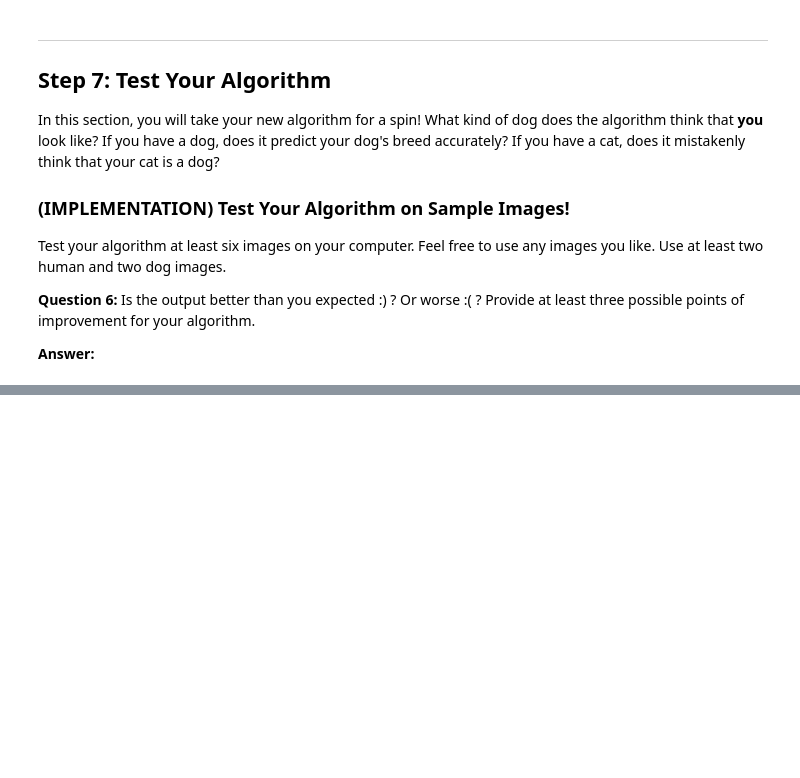
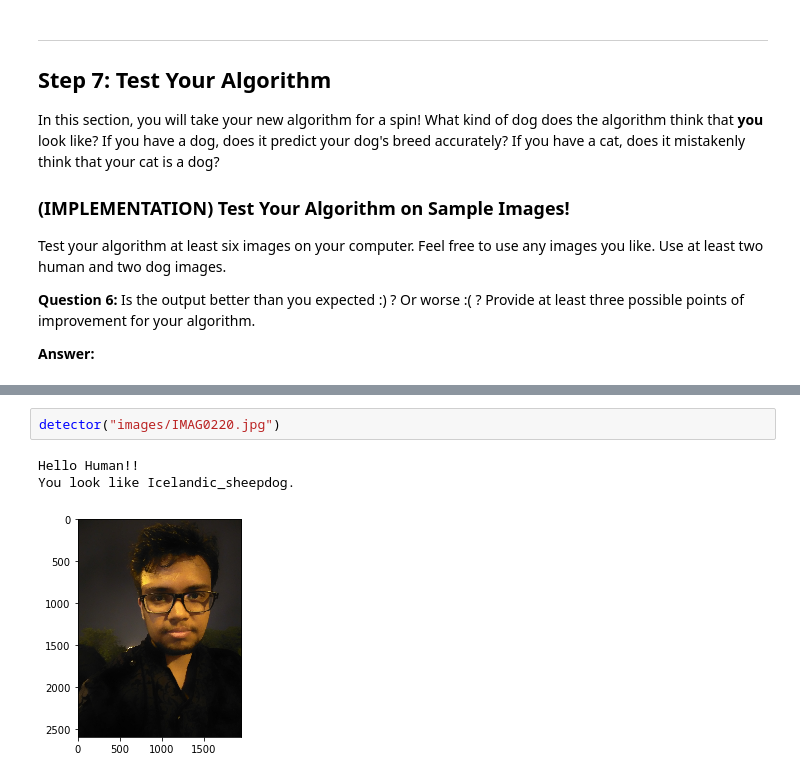
Before and after one commit to manankshastri/DeepLearning, a Jupyter notebook: CNN/Dog/dog_app.ipynb, the cells around one changed output, grey strips where cells are left out. Drawn from its saved outputs; the diff is of its cells as text; blank space fills up the shorter version.

```diff
--- a/CNN/Dog/dog_app.ipynb
+++ b/CNN/Dog/dog_app.ipynb
@@ -692,0 +753,6 @@ __Answer:__
+# %%
+detector("images/IMAG0220.jpg")
+# %% [output]
+Hello Human!!
+You look like Icelandic_sheepdog.
+[figure, added]
```
Also changed, not shown: parts of 19 cells of this notebook, 4 other files.
